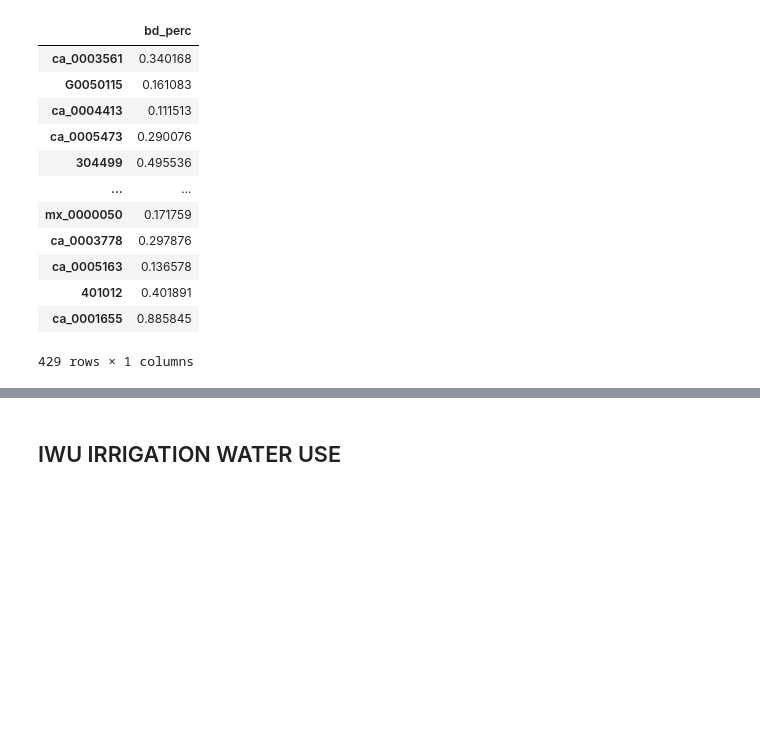
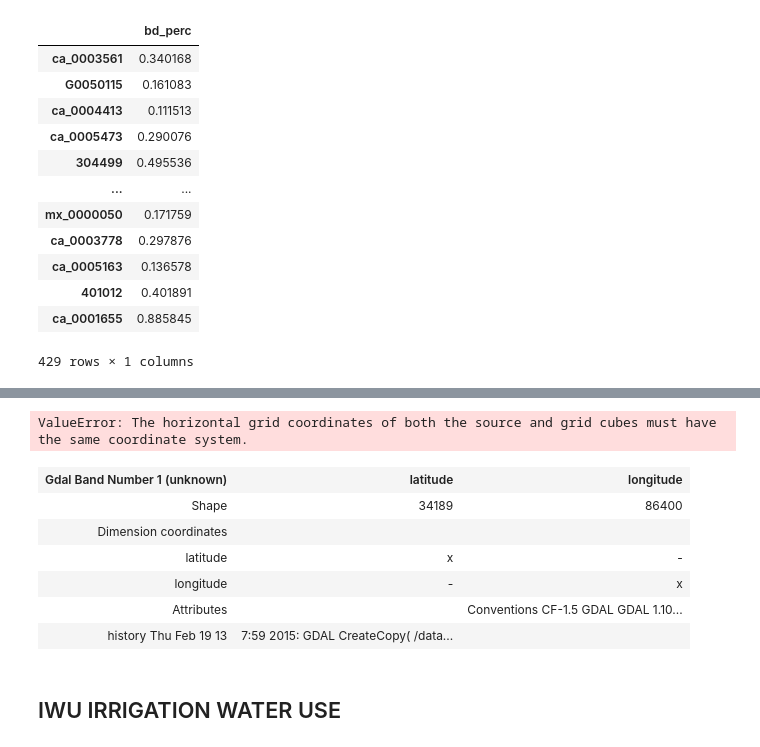
Before and after one commit to fvanoorschot/global_sr_module, a Jupyter notebook: run_script_grid_to_catchments.ipynb, the cells around one changed output, grey strips where cells are left out. Drawn from its saved outputs; the diff is of its cells as text; code cells hidden in the pictures; blank space fills up the shorter version.

```diff
--- a/run_script_grid_to_catchments.ipynb
+++ b/run_script_grid_to_catchments.ipynb
@@ -203,3 +254,51 @@ fd
+# %%
+catchment_netcdf = f'{work_dir}/data/topographic_index/ga2.nc'
+shape_dir = Path(f'{work_dir}/data/po_basin/organized_data/selected_shapes/')
+shapefile_list = glob.glob(f'{shape_dir}/*.shp')[:]
+catchment_shapefile = shapefile_list[0]
+regrid_first=True
+grid_resolution=0.05
+# %%
+# Load iris cube of netcdf
+cube = iris.load_cube(catchment_netcdf)
+cube.dim_coords[0].guess_bounds()
+cube.dim_coords[1].guess_bounds()
+
+catch_id = Path(catchment_shapefile).name.split('.')[0]
+
+if regrid_first is True:
+    target_cube = regridding_target_cube(catchment_shapefile, grid_resolution, buffer=1) #create the regrid target cube
+    cube = preprocessor.regrid(cube, target_cube, scheme="area_weighted") #regrid the netcdf file (conservative) to a higher resolution
+    # cube = preprocessor.regrid(cube, target_cube, scheme="nearest") #regrid the netcdf file (nearest neighbour) to a higher resolution
+
+
+# From cube extract shapefile shape
+# cube = preprocessor.extract_shape(cube, catchment_shapefile, method="contains") #use all grid cells that lie >50% inside the catchment shape
+
+# # Calculate area weighted statistics of extracted grid cells (inside catchment shape)
+# cube_stats_mean = preprocessor.area_statistics(cube, 'mean')
+# cube_stats_max = preprocessor.area_statistics(cube, 'max')
+# cube_stats_min = preprocessor.area_statistics(cube, 'min')
+# cube_stats_std = preprocessor.area_statistics(cube, 'std_dev')
+
+# # Convert cube to dataframe
+# df = pd.DataFrame(index=[catch_id],columns=['bd_mean','bd_max','bd_min','bd_std'])
+# df['bd_mean']=cube_stats_mean.data/100
+# df['bd_min']=cube_stats_min.data/100
+# df['bd_max']=cube_stats_max.data/100
+# df['bd_std']=cube_stats_std.data/100
+# %% [output]
+ValueError: The horizontal grid coordinates of both the source and grid cubes must have the same coordinate system.
+# %%
+cube
+# %% [output]
+| Gdal Band Number 1 (unknown) | latitude | longitude |
+| Shape | 34189 | 86400 |
+| Dimension coordinates |  |  |
+| latitude | x | - |
+| longitude | - | x |
+| Attributes |  | Conventions CF-1.5 GDAL GDAL 1.10... |
+| history Thu Feb 19 13 | 7:59 2015: GDAL CreateCopy( /data... |  |
 # %% [markdown]
 ## IWU IRRIGATION WATER USE
 # %%
```
Also changed, not shown: parts of 8 cells of this notebook, 7 other files.
